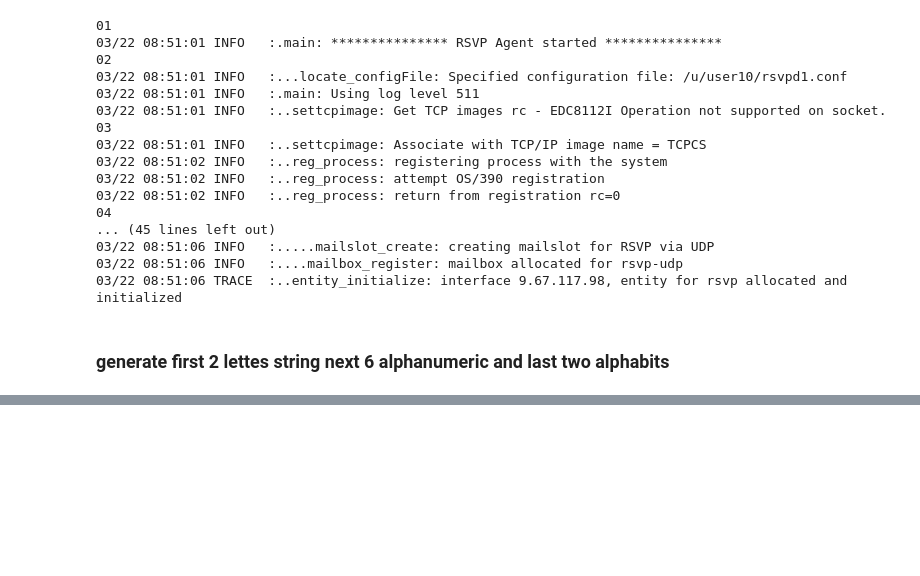
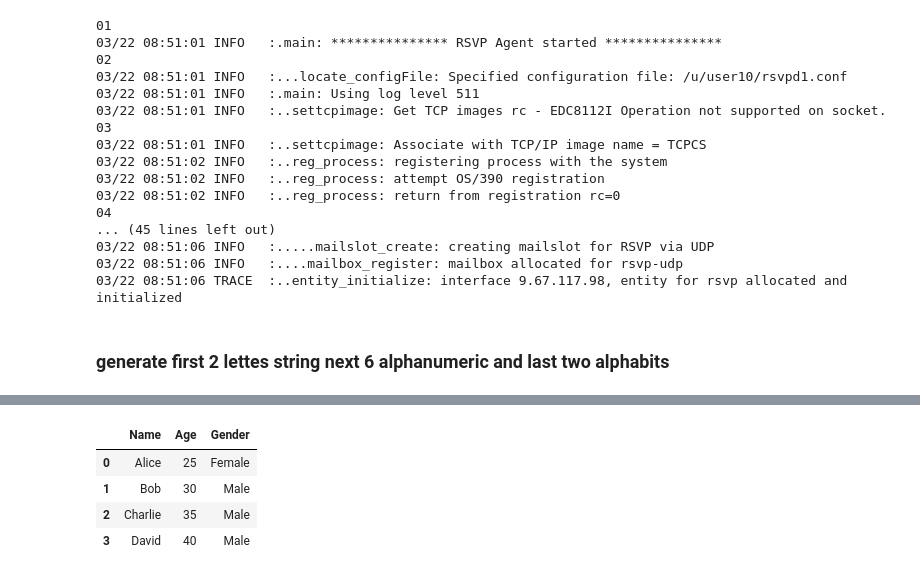
Before and after one commit to javeddevo/python_interview_programs, a Jupyter notebook: python.ipynb, the cells around one changed output, grey strips where cells are left out. Drawn from its saved outputs; the diff is of its cells as text; code cells hidden in the pictures; blank space fills up the shorter version.

```diff
--- a/python.ipynb
+++ b/python.ipynb
@@ -2494,0 +2710,8 @@ yuhG8HCrvk
+# %%
+df.iloc[0:4,0:3]  # positional base indexing
+# %% [output]
+|  | Name | Age | Gender |
+| 0 | Alice | 25 | Female |
+| 1 | Bob | 30 | Male |
+| 2 | Charlie | 35 | Male |
+| 3 | David | 40 | Male |
```
Also changed, not shown: parts of 63 cells of this notebook, 5 other files.
